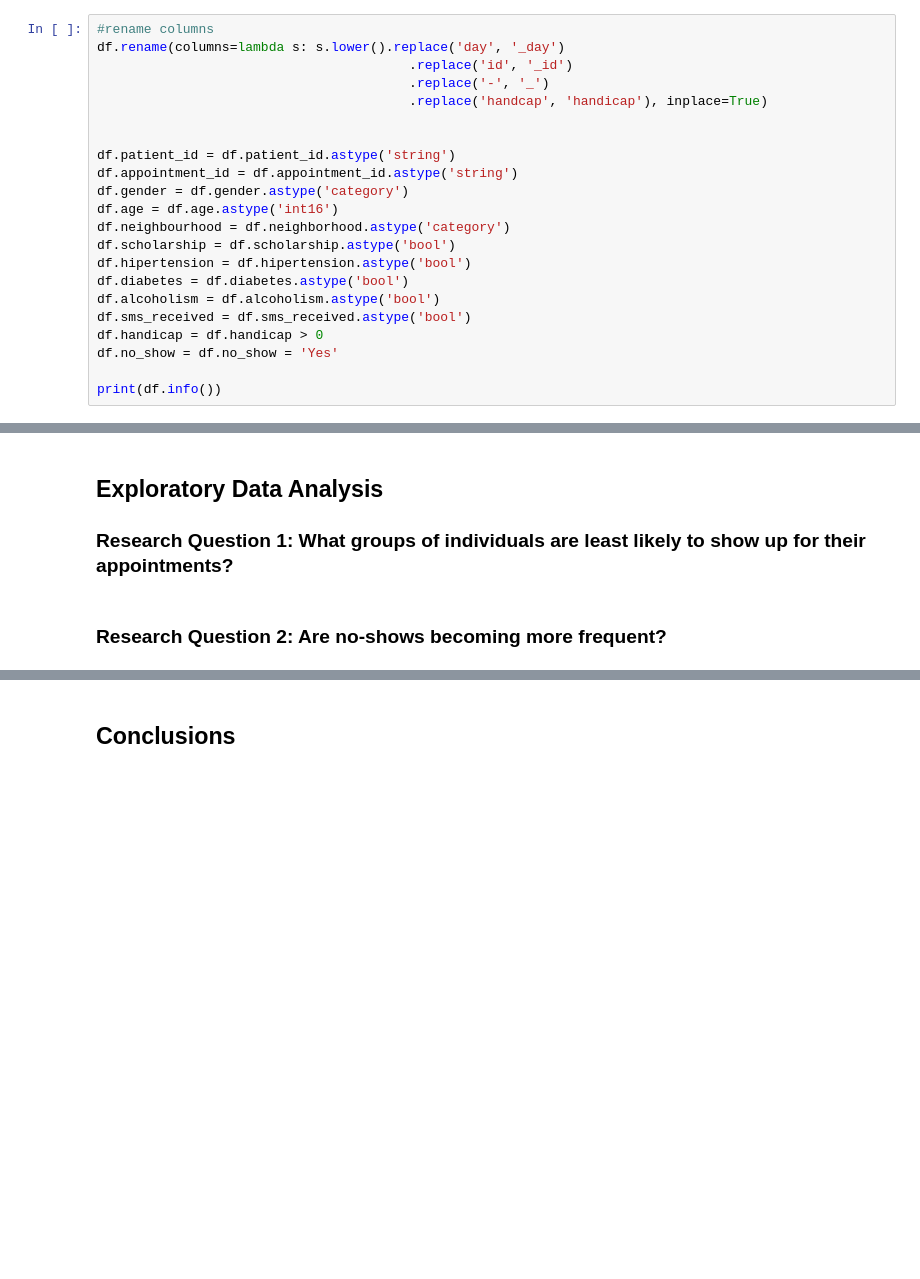
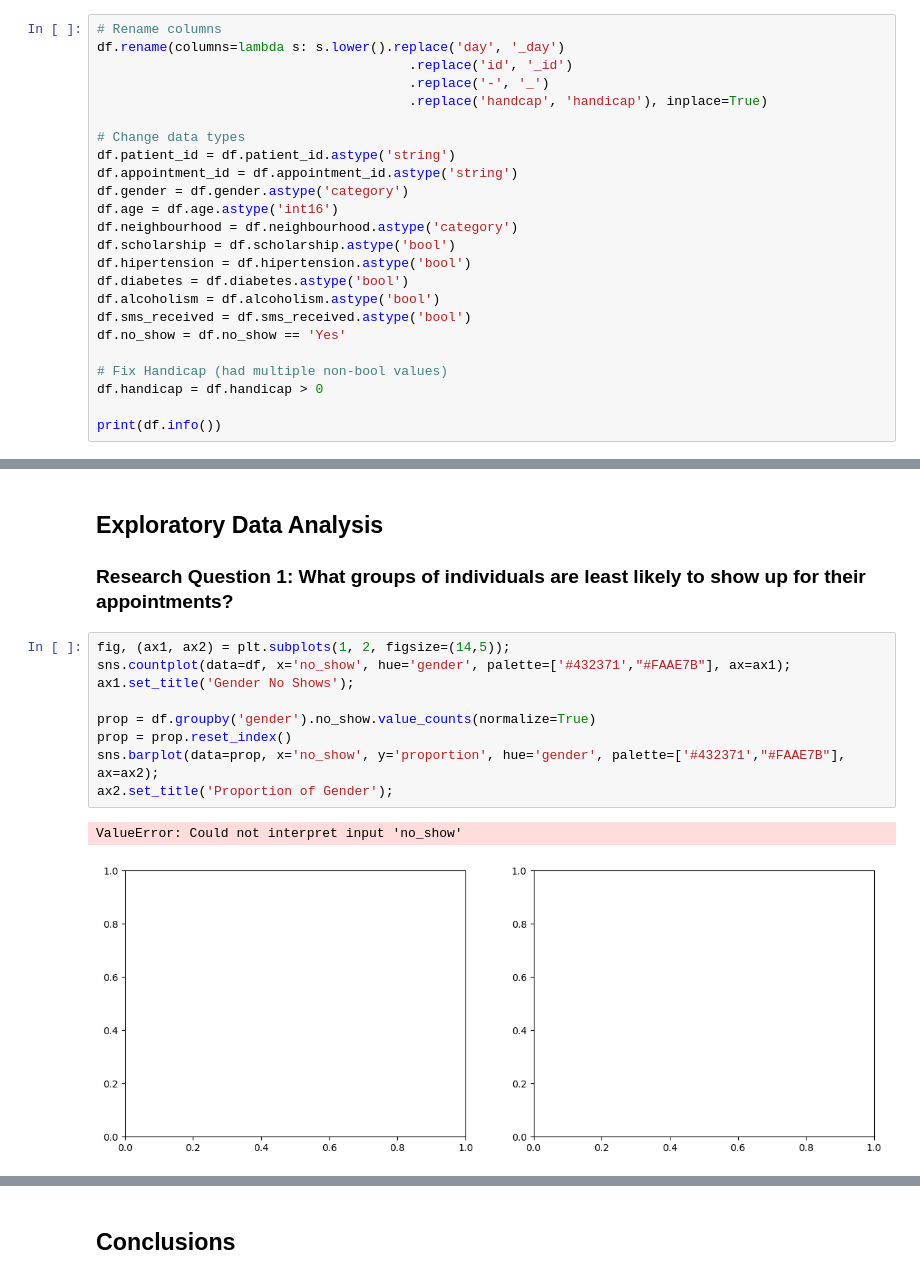
Before and after one commit to tristenwallace/medical-appointment-no-shows, a Jupyter notebook: no_show_appointments_analysis.ipynb, the cells around one changed output, grey strips where cells are left out. Drawn from its saved outputs; the diff is of its cells as text; blank space fills up the shorter version.

```diff
--- a/no_show_appointments_analysis.ipynb
+++ b/no_show_appointments_analysis.ipynb
@@ -67,25 +59,27 @@ Duplicate Values: 0
 # %% [markdown]
 ### Data Cleaning
 # %%
-#rename columns
+# Rename columns
 df.rename(columns=lambda s: s.lower().replace('day', '_day')
                                         .replace('id', '_id')
                                         .replace('-', '_')
                                         .replace('handcap', 'handicap'), inplace=True)
 
-
+# Change data types
 df.patient_id = df.patient_id.astype('string')
 df.appointment_id = df.appointment_id.astype('string')
 df.gender = df.gender.astype('category')
 df.age = df.age.astype('int16')
-df.neighbourhood = df.neighborhood.astype('category')
+df.neighbourhood = df.neighbourhood.astype('category')
 df.scholarship = df.scholarship.astype('bool')
 df.hipertension = df.hipertension.astype('bool')
 df.diabetes = df.diabetes.astype('bool')
 df.alcoholism = df.alcoholism.astype('bool')
 df.sms_received = df.sms_received.astype('bool')
+df.no_show = df.no_show == 'Yes'
+
+# Fix Handicap (had multiple non-bool values)
 df.handicap = df.handicap > 0
-df.no_show = df.no_show = 'Yes'
 
 print(df.info())
 # %% [output]
@@ -95,5 +105,15 @@ AttributeError: 'DataFrame' object has no attribute 'neighborhood'
 ## Exploratory Data Analysis
 
 ### Research Question 1: What groups of individuals are least likely to show up for their appointments?
-# %% [markdown]
-### Research Question 2: Are no-shows becoming more frequent?
+# %%
+fig, (ax1, ax2) = plt.subplots(1, 2, figsize=(14,5));
+sns.countplot(data=df, x='no_show', hue='gender', palette=['#432371',"#FAAE7B"], ax=ax1);
+ax1.set_title('Gender No Shows');
+
+prop = df.groupby('gender').no_show.value_counts(normalize=True)
+prop = prop.reset_index()
+sns.barplot(data=prop, x='no_show', y='proportion', hue='gender', palette=['#432371',"#FAAE7B"], ax=ax2);
+ax2.set_title('Proportion of Gender');
+# %% [output]
+ValueError: Could not interpret input 'no_show'
+[figure, added]
```
Also changed, not shown: parts of 8 cells of this notebook.
